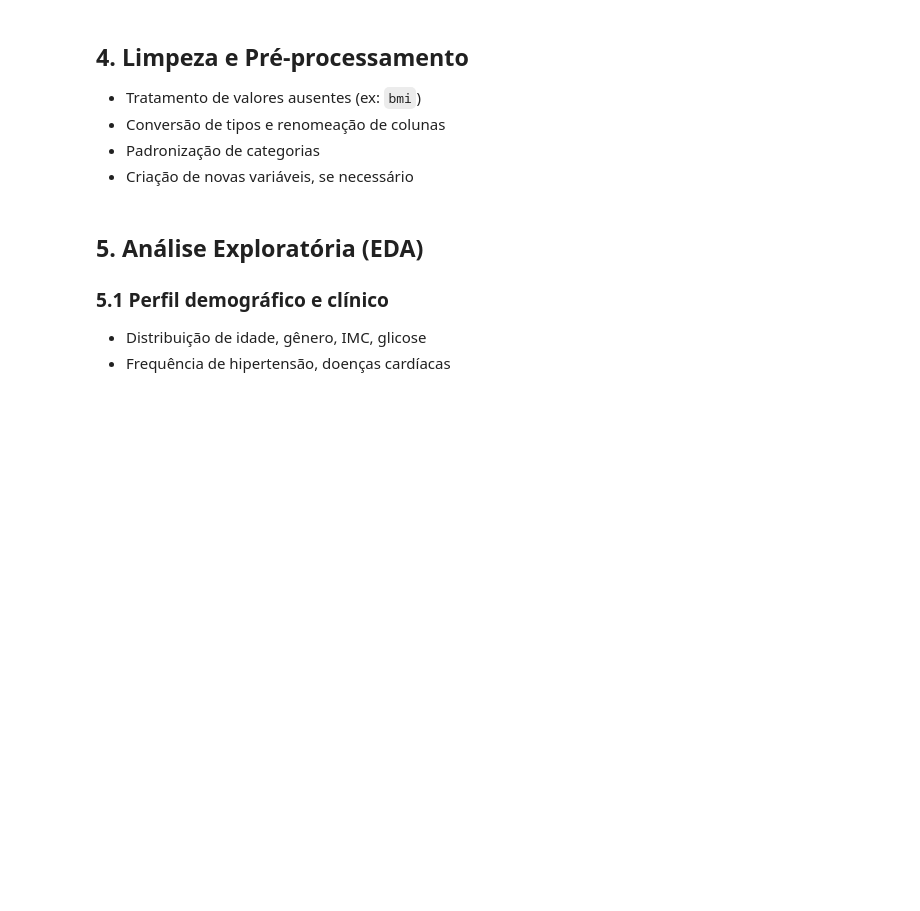
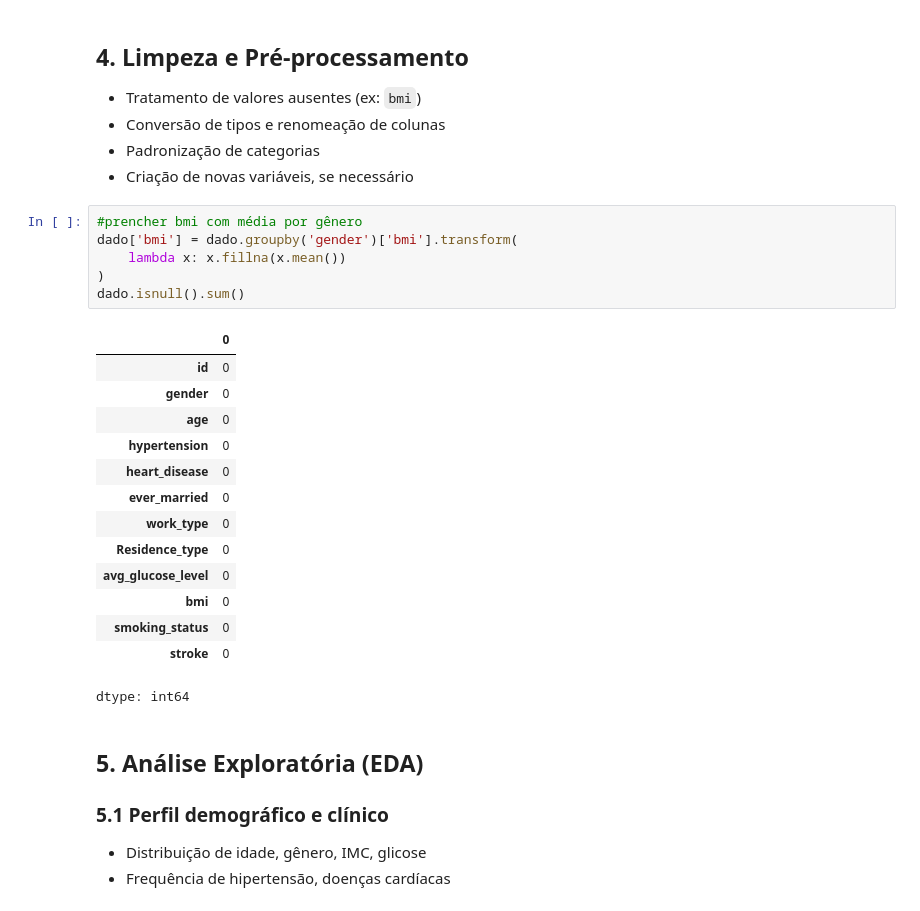
Before and after one commit to danoliveiraed/portfolio-projects, a Jupyter notebook: stroke-risk-analysis/notebooks/stroke_analysis.ipynb, the cells around one changed output. Cells and saved outputs as stored; diff of their text form; blank space fills up the shorter version.

```diff
--- a/stroke-risk-analysis/notebooks/stroke_analysis.ipynb
+++ b/stroke-risk-analysis/notebooks/stroke_analysis.ipynb
@@ -16,6 +101,27 @@
 - Conversão de tipos e renomeação de colunas
 - Padronização de categorias
 - Criação de novas variáveis, se necessário
+# %%
+#prencher bmi com média por gênero
+dado['bmi'] = dado.groupby('gender')['bmi'].transform(
+    lambda x: x.fillna(x.mean())
+)
+dado.isnull().sum()
+# %% [output]
+|  | 0 |
+| id | 0 |
+| gender | 0 |
+| age | 0 |
+| hypertension | 0 |
+| heart_disease | 0 |
+| ever_married | 0 |
+| work_type | 0 |
+| Residence_type | 0 |
+| avg_glucose_level | 0 |
+| bmi | 0 |
+| smoking_status | 0 |
+| stroke | 0 |
+dtype: int64
 # %% [markdown]
 ## 5. Análise Exploratória (EDA)
 ### 5.1 Perfil demográfico e clínico
```
Also changed, not shown: parts of 7 cells of this notebook.
